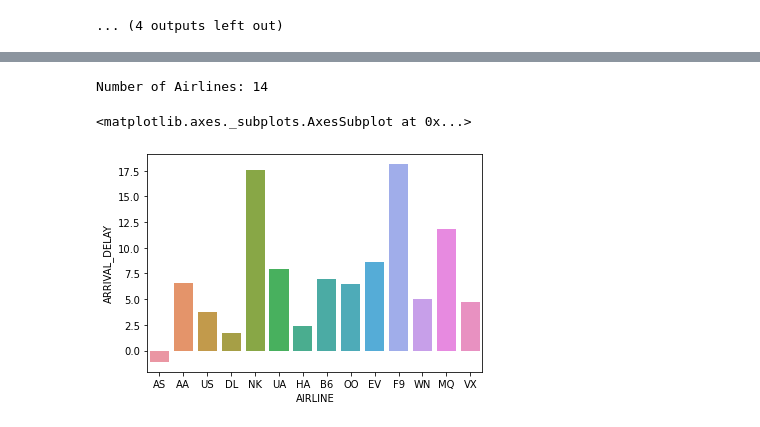
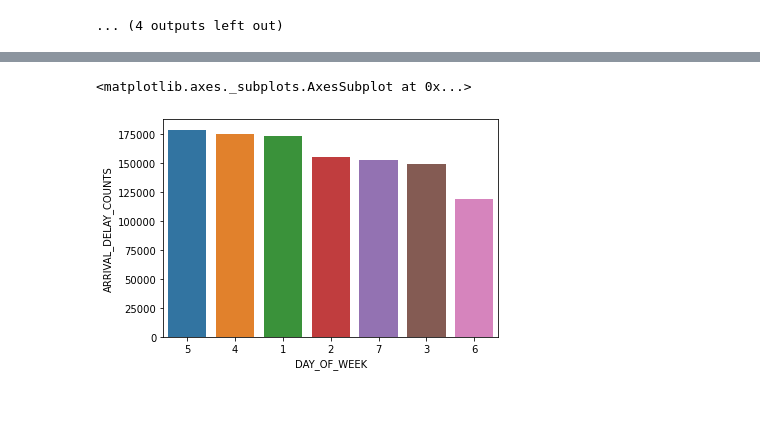
Before and after one commit to suvkp/Flights-Delay-Prediction, a Jupyter notebook: Codes/01_EDA.ipynb, the cells around one changed output, grey strips where cells are left out. Drawn from its saved outputs; the diff is of its cells as text; code cells hidden in the pictures.

```diff
--- a/Codes/01_EDA.ipynb
+++ b/Codes/01_EDA.ipynb
@@ -190,7 +187,15 @@ sns.barplot(x=train.MONTH, y=train.ARRIVAL_DELAY, ci=None)
-# %%
-print("Number of Airlines: {}".format(len(set(train.AIRLINE))))
-sns.barplot(x=train.AIRLINE, y=train.ARRIVAL_DELAY, ci=None)
-# %% [output]
-Number of Airlines: 14
-<matplotlib.axes._subplots.AxesSubplot at 0x...>
-[figure, removed]
+# %%
+# Which day of the week most arrival delays happens?
+
+wk = train[['DAY_OF_WEEK', 'ARRIVAL_DELAY']]
+wk = wk[wk['ARRIVAL_DELAY']>0]
+wk = wk.groupby(['DAY_OF_WEEK'])['ARRIVAL_DELAY'].size().reset_index(name='ARRIVAL_DELAY_COUNTS')
+
+sns.barplot(
+    x=wk.DAY_OF_WEEK,
+    y=wk.ARRIVAL_DELAY_COUNTS,
+    order=wk.sort_values('ARRIVAL_DELAY_COUNTS',ascending = False).DAY_OF_WEEK,
+    ci=None)
+# %% [output]
+<matplotlib.axes._subplots.AxesSubplot at 0x...>
+[figure, added]
```
Also changed, not shown: parts of 12 cells of this notebook.
